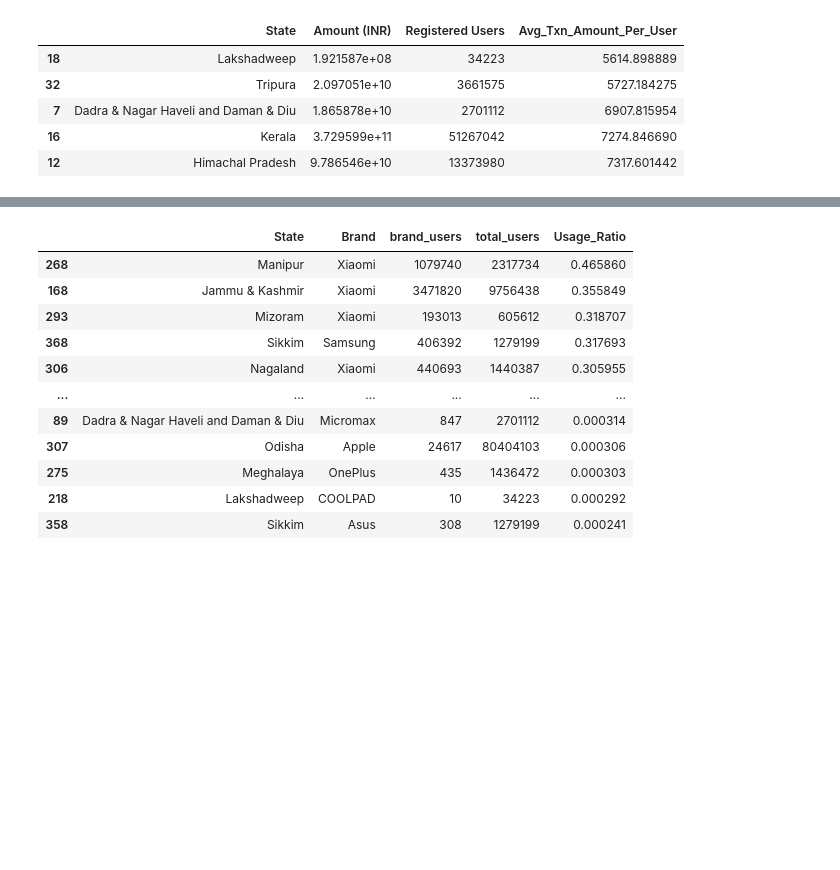
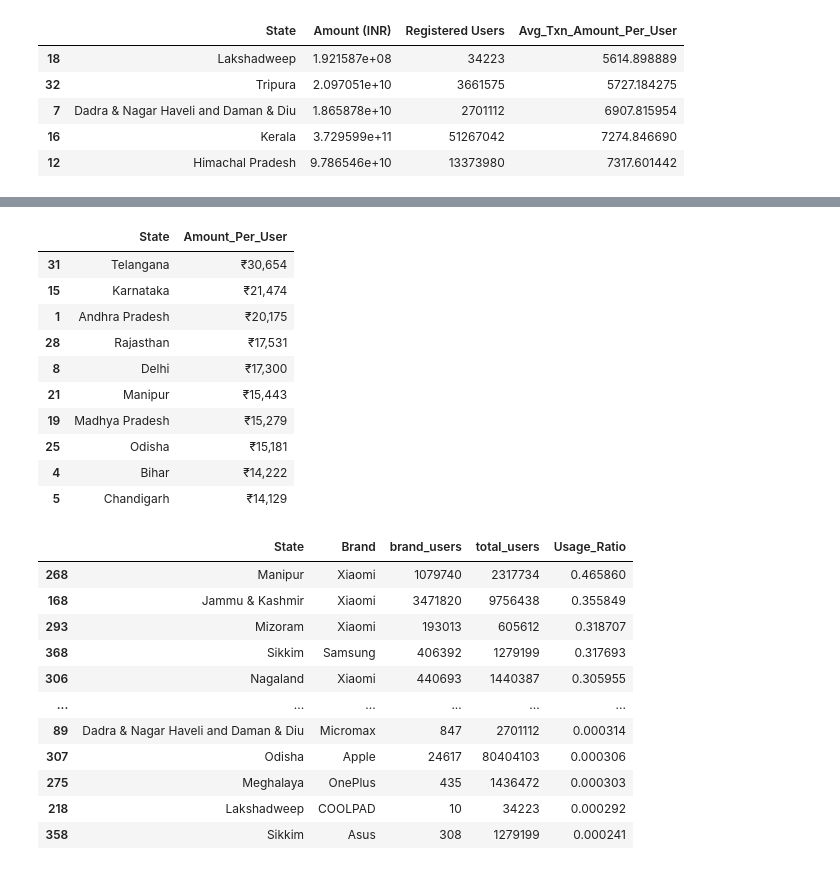
Before and after one commit to ashutosh8701/Case-Study-PhonePe-Digital-Payments, a Jupyter notebook: Phone_pe_case_study.ipynb, the cells around one changed output, grey strips where cells are left out. Cells and saved outputs as stored; diff of their text form; code cells hidden in the pictures; blank space fills up the shorter version.

```diff
--- a/Phone_pe_case_study.ipynb
+++ b/Phone_pe_case_study.ipynb
@@ -1067,3 +1156,23 @@ state_avg_txn_per_user.nsmallest(5,'Avg_Txn_Amount_Per_User')
+# %%
+top_states = state_monetization[
+    ['State','Amount_Per_User']
+].head(10)
+
+top_states.style.format({
+    'Amount_Per_User':'₹{:,.0f}'
+})
+# %% [output]
+|  | State | Amount_Per_User |
+| 31 | Telangana | ₹30,654 |
+| 15 | Karnataka | ₹21,474 |
+| 1 | Andhra Pradesh | ₹20,175 |
+| 28 | Rajasthan | ₹17,531 |
+| 8 | Delhi | ₹17,300 |
+| 21 | Manipur | ₹15,443 |
+| 19 | Madhya Pradesh | ₹15,279 |
+| 25 | Odisha | ₹15,181 |
+| 4 | Bihar | ₹14,222 |
+| 5 | Chandigarh | ₹14,129 |
 # %%
 # 4.4: Device brand usage ratio
 # 1. Merge the State_DeviceData dataset with the State_Txn and Users dataset.
```
Also changed, not shown: parts of 12 cells of this notebook.
